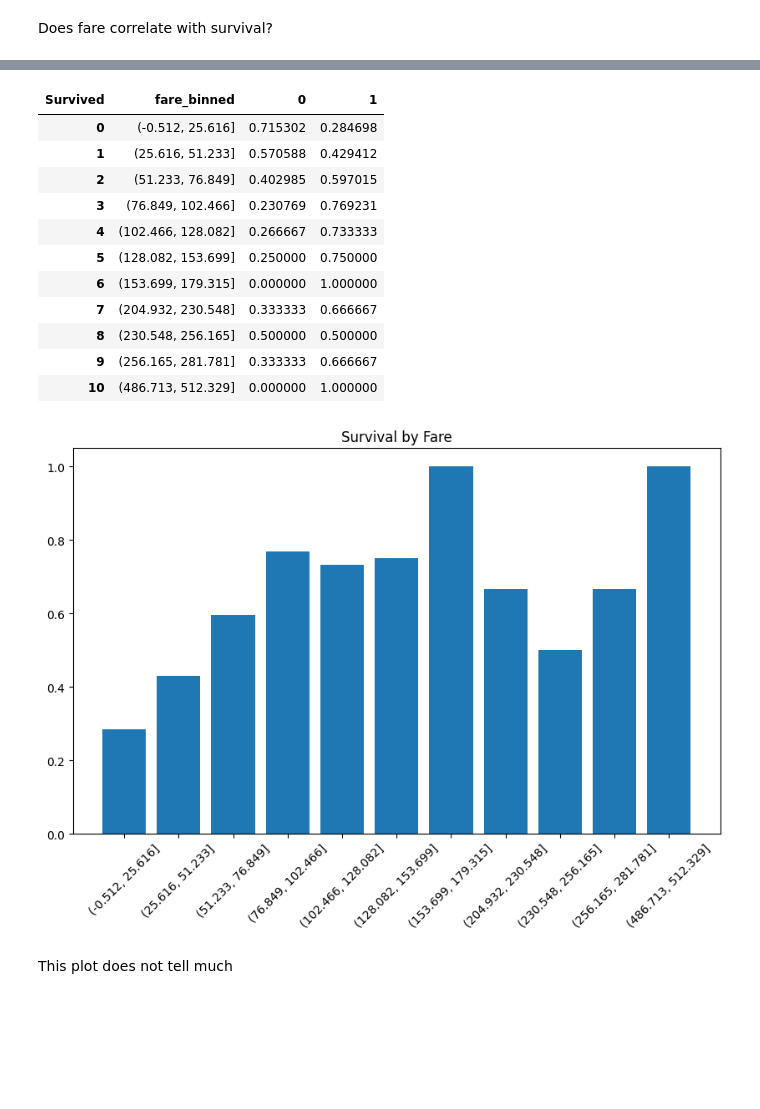
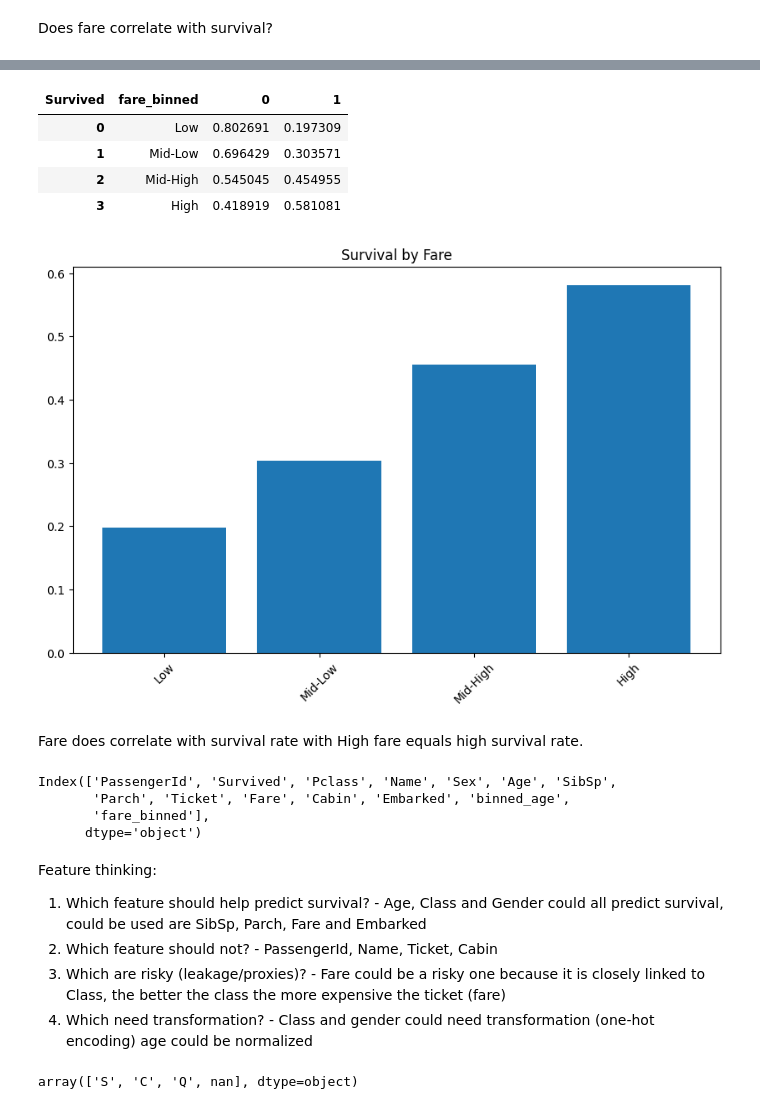
Before and after one commit to bolicnikola/Applied-Machine-Learning-And-AI, a Jupyter notebook: Titanic.ipynb, the cells around one changed output, grey strips where cells are left out. Drawn from its saved outputs; the diff is of its cells as text; code cells hidden in the pictures; blank space fills up the shorter version.

```diff
--- a/Titanic.ipynb
+++ b/Titanic.ipynb
@@ -154,8 +154,11 @@ plt.show()
 Class does influence the target variable, more people form the first class suvived than decesed, when for the third class more people deceased and less survived, for the second class the number is roughly the same with slighly more decised
 # %% [markdown]
 Does Age influence survival?
+# %%
+bins = [0,12,18,35,50,65,100]
+labels = ['Child','Teen','Young Adult','Adult','Middle Age','Senior']
 # %%
-df['binned_age'] = pd.cut(df['Age'],10)
+df['binned_age'] = pd.cut(df['Age'],bins=bins, labels=labels)
 df_by_age = pd.crosstab(df['binned_age'],df['Survived'],normalize='index').reset_index()
 df_by_age
 # %% [output]
@@ -191,22 +190,15 @@ df.head(1)
 |  | PassengerId | Survived | Pclass | Name | Sex | Age | SibSp | Parch | Ticket | Fare | ... |
 | 0 | 1 | 0 | 3 | Braund, Mr. Owen Harris | male | 22.0 | 1 | 0 | A/5 21171 | 7.25 | ... |
 # %%
-df['fare_binned'] = pd.cut(df['Fare'], 20)
+df['fare_binned'] = pd.qcut(df['Fare'], q=4, labels=['Low','Mid-Low','Mid-High','High'])
 df_survival_by_fare = pd.crosstab(df['fare_binned'], df['Survived'], normalize='index').reset_index()
 df_survival_by_fare
 # %% [output]
 | Survived | fare_binned | 0 | 1 |
-| 0 | (-0.512, 25.616] | 0.715302 | 0.284698 |
-| 1 | (25.616, 51.233] | 0.570588 | 0.429412 |
-| 2 | (51.233, 76.849] | 0.402985 | 0.597015 |
-| 3 | (76.849, 102.466] | 0.230769 | 0.769231 |
-| 4 | (102.466, 128.082] | 0.266667 | 0.733333 |
-| 5 | (128.082, 153.699] | 0.250000 | 0.750000 |
-| 6 | (153.699, 179.315] | 0.000000 | 1.000000 |
-| 7 | (204.932, 230.548] | 0.333333 | 0.666667 |
-| 8 | (230.548, 256.165] | 0.500000 | 0.500000 |
-| 9 | (256.165, 281.781] | 0.333333 | 0.666667 |
-| 10 | (486.713, 512.329] | 0.000000 | 1.000000 |
+| 0 | Low | 0.802691 | 0.197309 |
+| 1 | Mid-Low | 0.696429 | 0.303571 |
+| 2 | Mid-High | 0.545045 | 0.454955 |
+| 3 | High | 0.418919 | 0.581081 |
 # %%
 x = df_survival_by_fare['fare_binned'].astype(str)
 y = df_survival_by_fare[1]
@@ -217,6 +209,19 @@ ax.set_title('Survival by Fare')
 plt.xticks(rotation=45)
 plt.show()
 # %% [output]
-[figure, old version]
+[figure, new version]
 # %% [markdown]
-This plot does not tell much
+Fare does correlate with survival rate with High fare equals high survival rate.
+# %%
+df.columns
+# %% [output]
+Index(['PassengerId', 'Survived', 'Pclass', 'Name', 'Sex', 'Age', 'SibSp',
+       'Parch', 'Ticket', 'Fare', 'Cabin', 'Embarked', 'binned_age',
+       'fare_binned'],
+      dtype='object')
+# %% [markdown]
+Feature thinking:
+1. Which feature should help predict survival? - Age, Class and Gender could all predict survival, could be used are SibSp, Parch, Fare and Embarked
+2. Which feature should not? - PassengerId, Name, Ticket, Cabin
+3. Which are risky (leakage/proxies)? - Fare could be a risky one because it is closely linked to Class, the better the class the more expensive the ticket (fare)
+4. Which need transformation? - Class and gender could need transformation (one-hot encoding) age could be normalized
@@ -222,0 +230,4 @@ This plot does not tell much
+# %%
+df['Embarked'].unique()
+# %% [output]
+array(['S', 'C', 'Q', nan], dtype=object)
```
Also changed, not shown: parts of 36 cells of this notebook.
